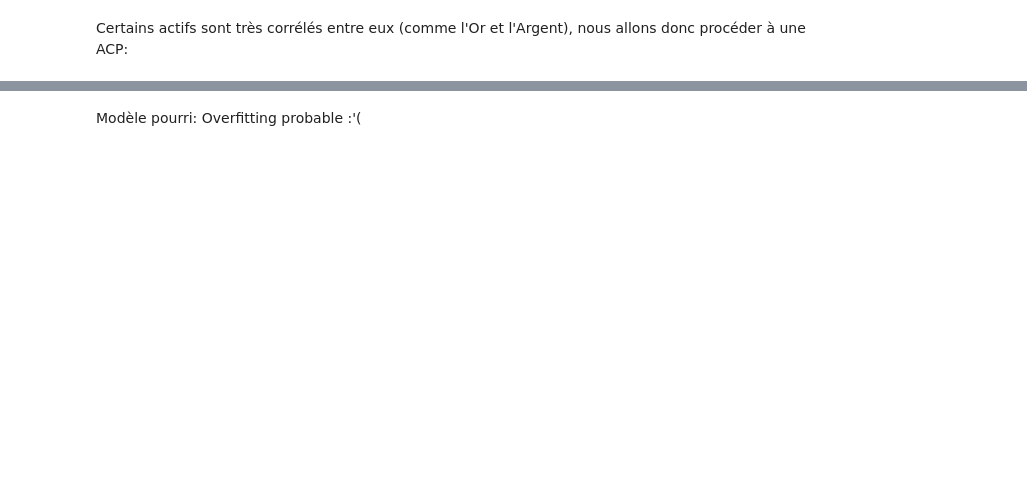
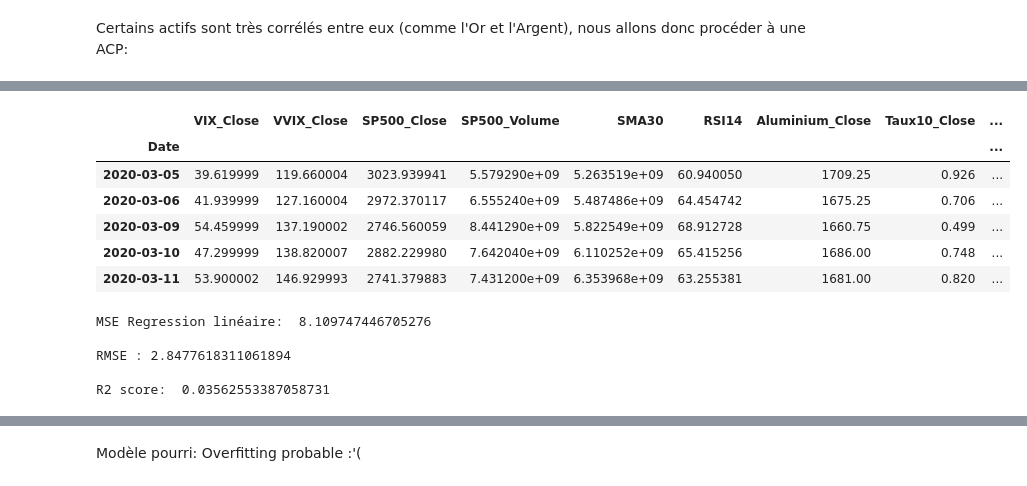
Before and after one commit to HENRIDVX/MachineLearning-Project-1erSemestre, a Jupyter notebook: ProjetML2.ipynb, the cells around one changed output, grey strips where cells are left out. Saved outputs shown, nothing was run; the diff lists cells and outputs as text; code cells hidden in the pictures; blank space fills up the shorter version.

```diff
--- a/ProjetML2.ipynb
+++ b/ProjetML2.ipynb
@@ -679,3 +770,8 @@ print(model1_df[["Or_Close", "Argent_Close"]].corr())
+# %%
+y = model1_df["VIX_Close"]                     # cible
+X = model1_df.drop(columns=["VIX_Close"])
+#On split sans mélanger les données
+X_train, X_test, y_train, y_test = train_test_split(X, y,test_size=0.2,shuffle=False)# Shuffle=False pour ne pas biaiser le modèle (sinon on prédit le futur avec les données du futur..)
 # %%
 #ACP 1 : Or / Argent
 metal_cols = ["Or_Close", "Argent_Close"]
@@ -745,19 +862,26 @@ plt.show()
 # %%
 # ACP 2 : Pétrole/Uranium
 energy_cols = ["Petrole_Close", "Uranium_Close"]
-df_energy = model1_df[energy_cols].dropna()
 
+# --- données train / test ---
+df_energy_train = X_train[energy_cols].dropna()
+df_energy_test  = X_test[energy_cols].dropna()
+
+# --- standardisation (FIT SUR TRAIN) ---
 scaler_energy = StandardScaler()
-X_energy_scaled = scaler_energy.fit_transform(df_energy)
+X_energy_scaled_train = scaler_energy.fit_transform(df_energy_train)
+X_energy_scaled_test  = scaler_energy.transform(df_energy_test)
 
+# --- ACP (FIT SUR TRAIN) ---
 pca_energy = PCA(n_components=2)
-X_energy_pca = pca_energy.fit_transform(X_energy_scaled)
+X_energy_pca_train = pca_energy.fit_transform(X_energy_scaled_train)
+X_energy_pca_test  = pca_energy.transform(X_energy_scaled_test)
 
-print("Variance expliquée (énergie) :", pca_energy.explained_variance_ratio_,"\n")
+print("Variance expliquée (énergie) :", pca_energy.explained_variance_ratio_, "\n")
 
 # Résultats
+df_energy = X[energy_cols].dropna()
 corr_energy = df_energy.corr().iloc[0, 1]
-
 
 print(f"Corrélation Pétrole–Uranium : {corr_energy:.3f}")
 print(f"PC1 (facteur ÉNERGIE commun)  : {pca_energy.explained_variance_ratio_[0]*100:.1f}% de la variance expliquée")
@@ -810,23 +956,40 @@ plt.show()
 # %%
 # Métaux : Or / Argent
-metal_pc1 = pd.Series(X_metal_pca[:, 0], index=df_metalp.index, name="Metal_PC1")
-metal_pc2 = pd.Series(X_metal_pca[:, 1], index=df_metalp.index, name="Metal_PC2")
+metal_pc1 = pd.concat([pd.Series(X_metal_pca_train[:, 0], index=df_metalp_train.index),pd.Series(X_metal_pca_test[:, 0], index=df_metalp_test.index)]).sort_index()
+metal_pc1.name = "Metal_PC1"
+
+metal_pc2 = pd.concat([pd.Series(X_metal_pca_train[:, 1], index=df_metalp_train.index),pd.Series(X_metal_pca_test[:, 1], index=df_metalp_test.index)]).sort_index()
+metal_pc2.name = "Metal_PC2"
+
 
 # Énergie : Pétrole / Uranium
-energy_pc1 = pd.Series(X_energy_pca[:, 0], index=df_energy.index, name="Energy_PC1")
-energy_pc2 = pd.Series(X_energy_pca[:, 1], index=df_energy.index, name="Energy_PC2")
+energy_pc1 = pd.concat([pd.Series(X_energy_pca_train[:, 0], index=df_energy_train.index),pd.Series(X_energy_pca_test[:, 0], index=df_energy_test.index)]).sort_index()
+energy_pc1.name = "Energy_PC1"
+
+energy_pc2 = pd.concat([pd.Series(X_energy_pca_train[:, 1], index=df_energy_train.index),pd.Series(X_energy_pca_test[:, 1], index=df_energy_test.index)]).sort_index()
+energy_pc2.name = "Energy_PC2"
+
+
 model1_df_acp = model1_df.copy()
 
 # On remplace nos features par les nouvelles
 model1_df_acp["Metal_PC1"] = metal_pc1
 model1_df_acp["Metal_PC2"] = metal_pc2
 model1_df_acp["Energy_PC1"] = energy_pc1
 model1_df_acp["Energy_PC2"] = energy_pc2
 
 cols_to_drop = ["Or_Close", "Argent_Close", "Petrole_Close", "Uranium_Close"]
 model1_df_acp = model1_df_acp.drop(columns=cols_to_drop)
 
 # Nettoyage des possibles valeurs nulles
 model1_df_acp = model1_df_acp.dropna()
 
 model1_df_acp.head()
+# %% [output]
+|  | VIX_Close | VVIX_Close | SP500_Close | SP500_Volume | SMA30 | RSI14 | Aluminium_Close | Taux10_Close | ... |
+| Date |  |  |  |  |  |  |  |  | ... |
+| 2020-03-05 | 39.619999 | 119.660004 | 3023.939941 | 5.579290e+09 | 5.263519e+09 | 60.940050 | 1709.25 | 0.926 | ... |
+| 2020-03-06 | 41.939999 | 127.160004 | 2972.370117 | 6.555240e+09 | 5.487486e+09 | 64.454742 | 1675.25 | 0.706 | ... |
+| 2020-03-09 | 54.459999 | 137.190002 | 2746.560059 | 8.441290e+09 | 5.822549e+09 | 68.912728 | 1660.75 | 0.499 | ... |
+| 2020-03-10 | 47.299999 | 138.820007 | 2882.229980 | 7.642040e+09 | 6.110252e+09 | 65.415256 | 1686.00 | 0.748 | ... |
+| 2020-03-11 | 53.900002 | 146.929993 | 2741.379883 | 7.431200e+09 | 6.353968e+09 | 63.255381 | 1681.00 | 0.820 | ... |
@@ -845,19 +1011,21 @@ X_train_scaled
 # %%
-model1_linear=LinearRegression()
-model1_linear.fit(X_train_scaled,y_train)
+model1_linear = LinearRegression()
+model1_linear.fit(X_train_scaled, y_train_acp)
 
-y_pred_linear1=model1_linear.predict(X_test_scaled)
+y_pred_linear1 = model1_linear.predict(X_test_scaled)
 
-MSE_linear1=mean_squared_error(y_test,y_pred_linear1)
+MSE_linear1 = mean_squared_error(y_test_acp, y_pred_linear1)
+print("MSE Regression linéaire: ", MSE_linear1, "\n")
 
-print("MSE Regression linéaire: ",MSE_linear1,"\n")
+RMSE_linear1 = np.sqrt(mean_squared_error(y_test_acp, y_pred_linear1))
+print("RMSE :", RMSE_linear1, "\n")
 
-RMSE_linear1 = np.sqrt(mean_squared_error(y_test, y_pred_linear1))
-
-print("RMSE :",RMSE_linear1,"\n")
-R2_linear1=r2_score(y_test,y_pred_linear1)
-
-
-
-print("R2 score: ",R2_linear1)
+R2_linear1 = r2_score(y_test_acp, y_pred_linear1)
+print("R2 score: ", R2_linear1)
+# %% [output]
+MSE Regression linéaire:  8.109747446705276
+
+RMSE : 2.8477618311061894
+
+R2 score:  0.03562553387058731
 # %%
```
Also changed, not shown: parts of 24 cells of this notebook.
